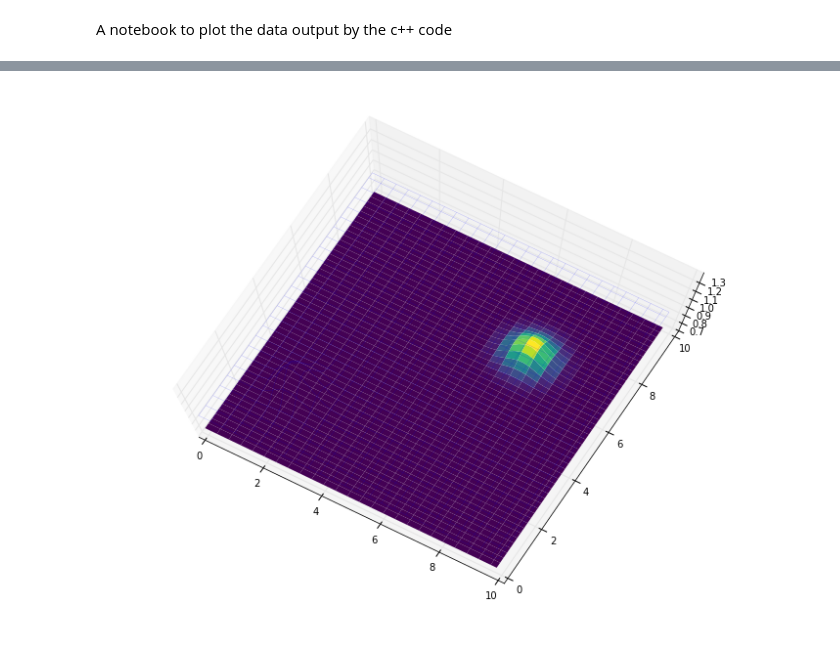
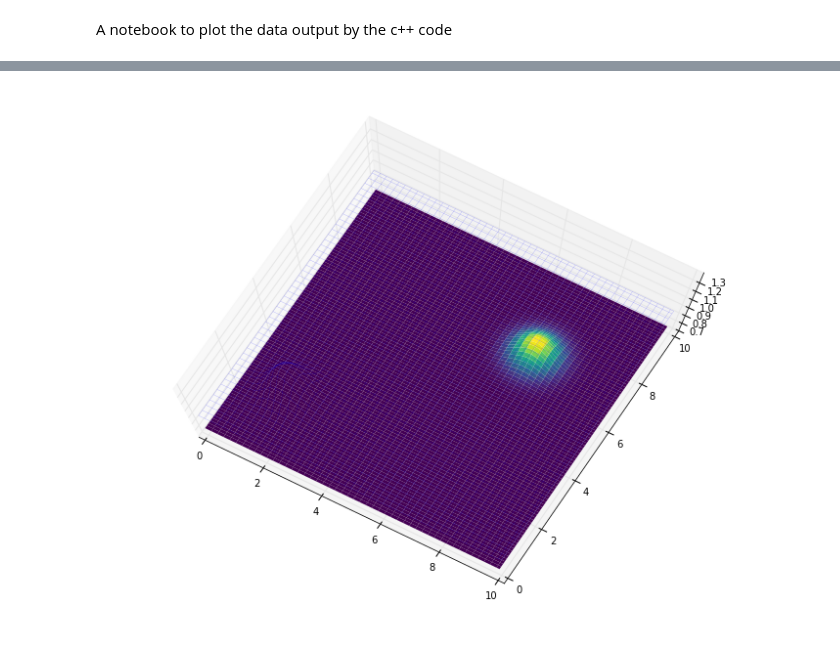
Before and after one commit to harpolea/swerve, a Jupyter notebook: Plotting.ipynb, the cells around one changed output, grey strips where cells are left out. Saved outputs shown, nothing was run; the diff lists cells and outputs as text; code cells hidden in the pictures.

```diff
--- a/Plotting.ipynb
+++ b/Plotting.ipynb
@@ -38,8 +38,8 @@ dt = 0.1 * min(dx, dy)
 input_file.close()
 # %%
 # read data
-#outfile = '../../Documents/Work/swerve/out.h5'
-outfile = 'out.dat'
+outfile = '../../Documents/Work/swerve/out.h5'
+#outfile = 'out.dat'
 if (outfile[-2:] == 'h5'): #hdf5
     f = tb.open_file(outfile, 'r')
     table = f.root.SwerveOutput
@@ -72,8 +72,8 @@ else: # assume some kind of csv
         #print(int(xs[i]*nx/xmax))
         D_2d[int(ts[i]), int(ls[i]), int(xs[i]), int(ys[i])] = Ds[i]
 # %%
-x = np.linspace(0, xmax, num=nx, endpoint=False)
-y = np.linspace(0, ymax, num=ny, endpoint=False)
+x = np.linspace(0, xmax, num=nx-4, endpoint=False)
+y = np.linspace(0, ymax, num=ny-4, endpoint=False)
 # %%
 X, Y = np.meshgrid(x,y)
 # %%
@@ -101,21 +103,21 @@ plt.show()
 # %%
 fig = plt.figure(figsize=(12,10))
 ax = fig.gca(projection='3d')
 
-surface_1 = ax.plot_surface(X,Y,D_2d[0,1,:,:].T, rstride=1, cstride=2, lw=0, cmap=cm.viridis, antialiased=True)
-surface_2 = ax.plot_wireframe(X,Y,D_2d[0,0,:,:].T, rstride=2, cstride=2, lw=0.1, cmap=cm.viridis, antialiased=True)
+surface_1 = ax.plot_surface(X,Y,D_2d[0,1,2:-2,2:-2].T, rstride=1, cstride=2, lw=0, cmap=cm.viridis, antialiased=True)
+surface_2 = ax.plot_wireframe(X,Y,D_2d[0,0,2:-2,2:-2].T, rstride=2, cstride=2, lw=0.1, cmap=cm.viridis, antialiased=True)
 
 def animate(i):
     ax.clear()
     ax.set_xlim(0,10)
     ax.set_ylim(0,10)
     ax.set_zlim(0.7,1.4)
     ax.view_init(80)
-    ax.plot_surface(X,Y,D_2d[i,1,:,:].T, rstride=1, cstride=2, lw=0, cmap=cm.viridis, antialiased=True)
-    ax.plot_wireframe(X,Y,D_2d[i,0,:,:].T, rstride=2, cstride=2, lw=0.1, cmap=cm.viridis, antialiased=True)
+    ax.plot_surface(X,Y,D_2d[i,1,2:-2,2:-2].T, rstride=1, cstride=2, lw=0, cmap=cm.viridis, antialiased=True)
+    ax.plot_wireframe(X,Y,D_2d[i,0,2:-2,2:-2].T, rstride=2, cstride=2, lw=0.1, cmap=cm.viridis, antialiased=True)
 
-anim = animation.FuncAnimation(fig, animate, frames=nt, interval=50)
+anim = animation.FuncAnimation(fig, animate, frames=50, interval=50)
 # %% [output]
-[figure, old version]
+[figure, new version]
 # %%
 HTML(anim.to_html5_video())
```
Also changed, not shown: parts of 3 cells of this notebook, 2 other files.
